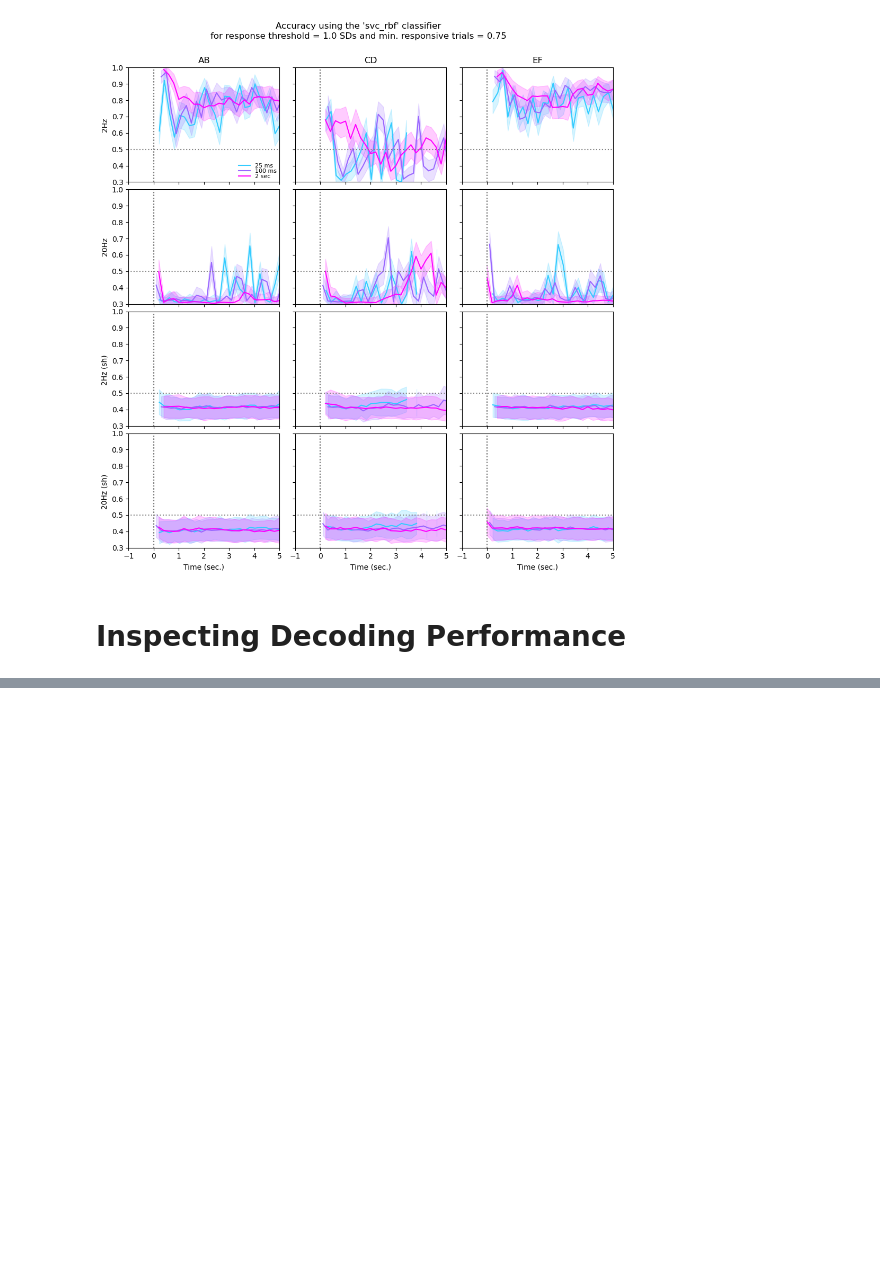
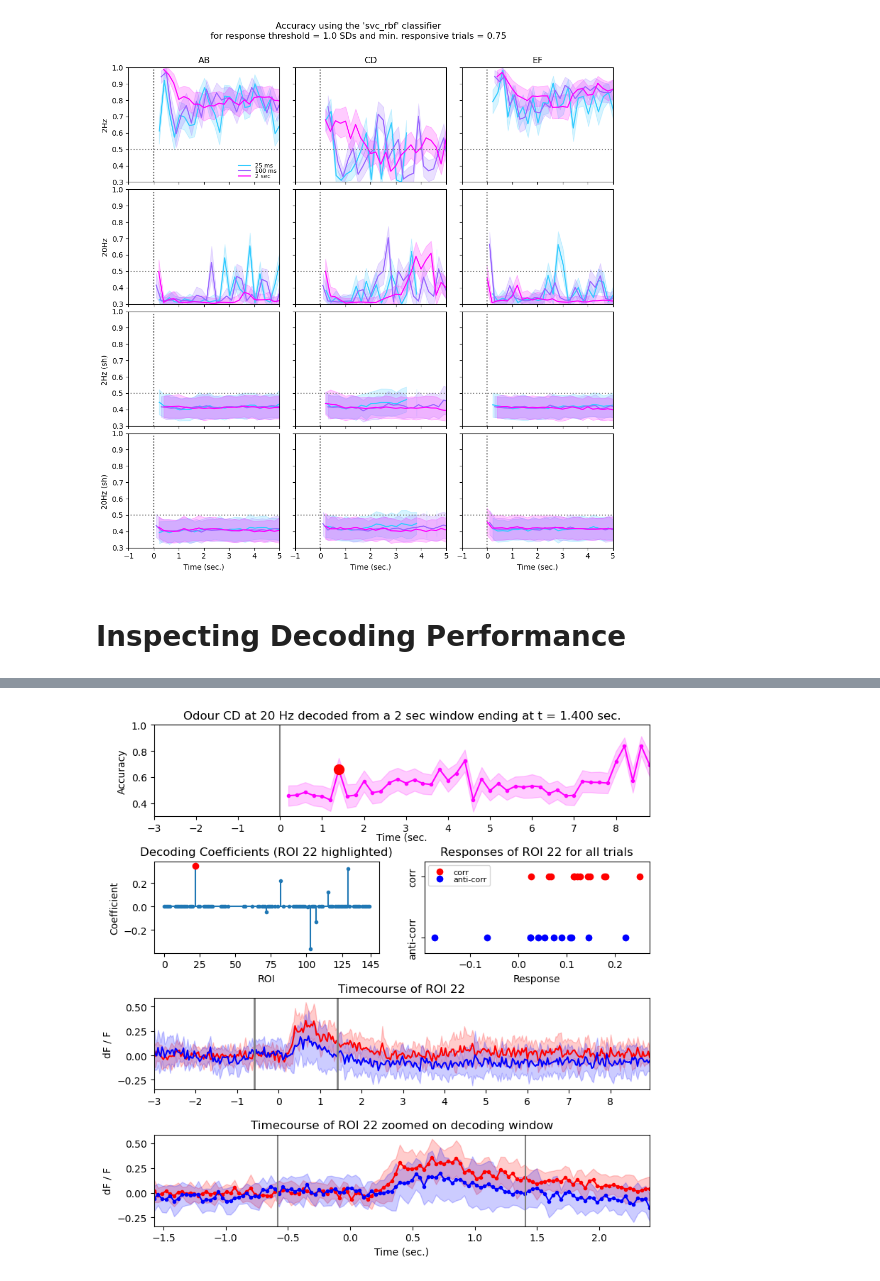
Before and after one commit to stootoon/crick-osn-decoding-release, a Jupyter notebook: make_figures_final.ipynb, the cells around one changed output, grey strips where cells are left out. Cells and saved outputs as stored; diff of their text form; code cells hidden in the pictures; blank space fills up the shorter version.

```diff
--- a/make_figures_final.ipynb
+++ b/make_figures_final.ipynb
@@ -266,18 +277,9 @@ freq = 20
 pair = "CD"
 whis = "yes"
 odour_onset = 3
-#which_start_time = 9.6
-#start_time = which_start_time + odour_onset
-start_time = 9
-response_threshold = 3.
-min_resp_trials = 0.75
-conf = inputs.Config(seed=0,shuf=0, window_size = wsz, n_sub = 145, freq = freq, pairs = pair, whiskers = whis, start_time = start_time)
-best_coefs, (X,y,t,X_sub,ind_glom,ind_t) = get_best_coefs(conf, "lasso_lars_no_intercept",
-                                                          compute_accuracy = True,
-                                                          full = True,
-                                                          response_threshold = response_threshold,
-                                                          min_resp_trials = min_resp_trials)
-X_sub_max   = np.max(X_sub, axis=0)
+clfa = "lasso"
+which_start_time = -0.6 # Relative to odour onset
+start_time = which_start_time + odour_onset
+conf = inputs.Config(seed=0,shuf=0, window_size = wsz, n_sub = 145, freq = freq, pairs = pair, whiskers = whis, start_time = start_time, response_threshold = 1, min_resp_trials = 0.75)
+best_coefs, (X,y,t,X_sub,ind_glom,ind_t) = get_best_coefs(conf, clf_aliases[clfa], compute_accuracy = True, full = True)
 coefs_order = argsort(best_coefs)
-#xx,yy,ss,nn = xysnf[pair, wsz, 0, freq, response_threshold, min_resp_trials]
-#xx,yy,ss = xys[name, pair, wsz, False,freq]
@@ -284,47 +305,60 @@ coefs_order = argsort(best_coefs)
 # %%
-dt = (t[1]-t[0])/2
+n_max_rois = 145
+
+# Pick an ROI to look at by its rank. -1 is highest, 0 is lowest
 which_ranked_coef = -1
 icoef = coefs_order[which_ranked_coef]
-roi = ind_glom[icoef]
-gs = GridSpec(4,2)
+roi   = ind_glom[icoef]
+
+gs    = GridSpec(4,2)
 figure(figsize=(8,8))
 subplot(gs[0,:2])
 
-# We're going to plot everything by the _end_ time of the window
-if False:
-    tt = xx - odour_onset + wsz
-    fill_between(tt, yy - ss, yy + ss, color=list(mcolors.to_rgb(wsz_cols[wsz]))+[0.2])
-    plot(tt,yy, ".-", color=wsz_cols[wsz], label = wsz_labs[wsz])
-    indt = argmin(abs(xx - start_time))
-    plot(tt[indt], yy[indt],"ro", markersize=10)
-    ylim(0.3,1); xlabel("Time (sec.",labelpad=-1); ylabel("Accuracy"); vline(0, ":", color="gray");
-    title(f"Odour {pair} at {freq} Hz decoded from a {wsz_labs[wsz]} window ending at t = {start_time - odour_onset + wsz:1.3f} sec.")
-    xlim(tt[0]- wsz, tt[-1])
+xx,yy,ss,nn = xysnf[clfa, pair,wsz,0,freq]
+tt = xx - odour_onset + wsz # We're going to plot everything by the _end_ time of the window
+fill_between(tt, yy - ss, yy + ss, color=list(mcolors.to_rgb(wsz_cols[wsz]))+[0.2])
+plot(tt,yy, ".-", color=wsz_cols[wsz], label = wsz_labs[wsz])
+indt = argmin(abs(xx - start_time)) # Find the window start time xx closest to the desired start_time
+plot(tt[indt], yy[indt],"ro", markersize=10)
+ylim(0.3,1); xlabel("Time (sec.",labelpad=-1); ylabel("Accuracy"); vline(0, ":", color="gray");
+gca().set_xticks(arange(-3,9,1))
+title(f"Odour {pair} at {freq} Hz decoded from a {wsz_labs[wsz]} window ending at t = {start_time - odour_onset + wsz:1.3f} sec.")
+xlim(tt[0]- wsz, tt[-1])
 
 subplot(gs[1,0]);
-stem(best_coefs, basefmt="C0", markerfmt = ".", use_line_collection = True); xlabel("ROI"); ylabel("Coefficient"); plot(icoef, best_coefs[icoef], "o", color="red")
+# Plot all the coefs, but nan out the ones from unresponsive ROIs
+coefs_plot = [best_coefs[ind_glom.index(i)] if i in ind_glom else np.nan for i in range(n_max_rois)]
+stem(coefs_plot, basefmt="C0", markerfmt = ".", use_line_collection = True); xlabel("ROI"); ylabel("Coefficient");
+plot(roi, best_coefs[ind_glom.index(roi)], "o", color="red") # Highlight the one we want to look at
+gca().set_xticks(list(arange(0,150,25)) + [n_max_rois])
 title(f"Decoding Coefficients (ROI {roi} highlighted)")
 
-#Z = copy(X) #(X - mean(X,axis=0))/std(X,axis=0)
-subplot(gs[1,1]); plot(X[y>0, icoef], [1]*sum(y>0), "ro"); plot(X[y<0, icoef], [-1]*sum(y<0), "bo");
+# Plot the raw responses in all trials, colored by correlation
+subplot(gs[1,1]); plot(X[y>0, icoef], [1]*sum(y>0), "ro", label="corr"); plot(X[y<0, icoef], [-1]*sum(y<0), "bo", label="anti-corr");
 ylim([-1.5,1.5]); gca().set_yticks([-1,1]); gca().set_yticklabels(["anti-corr","corr"],rotation=90, verticalalignment="center");
-xlabel("Response"); title(f"Responses of ROI {roi}")
+xlabel("Response"); title(f"Responses of ROI {roi} for all trials")
+legend(frameon=True, fontsize=8, labelspacing=0)
 
-subplot(gs[2,:]); plot_timecourses(X_sub[:, icoef, :],y, t - odour_onset)
-wnd_start = t[ind_t[0]] - odour_onset - dt/2; wnd_end = t[ind_t[-1]] - odour_onset + dt/2;#xx[indt] - odour_onset; wnd_end   = wnd_start + wsz
+subplot(gs[2,:]);
+# Plot the time courses relative to odour onset
+plot_timecourses(X_sub[:, icoef, :],y, t - odour_onset)
+# Put vertical lines indicating the time bounds of this window
+dt = (t[1]-t[0])/2
+wnd_start = t[ind_t[0]] - odour_onset - dt/2;    wnd_end = t[ind_t[-1]] - odour_onset + dt/2
 vline(wnd_start, ":", color="gray",linewidth=2); vline(wnd_end, ":", color="gray", linewidth=2)
-#xlim(t[0]-odour_onset, t[-1]-odour_onset)
-xlim(tt[0]- wsz, tt[-1])
+gca().set_xticks(arange(-3,9,1))
+xlim(t[0] - odour_onset, t[-1] - odour_onset)
 title(f"Timecourse of ROI {roi}"); ylabel("dF / F");
 
 subplot(gs[3,:])
+# Zoom in to a window +/- 10 windowsizes around the central one, up to a max of +/-1 second.
 xl = [wnd_start - min(10*wsz, 1), wnd_end + min(10*wsz,1)]
 indt_xl = where((t - odour_onset > xl[0]) & (t - odour_onset < xl[1]))[0]
 t_xl = t[indt_xl] - odour_onset
-plot_timecourses(X_sub[:, icoef, indt_xl],y, t_xl, style=".-")
+plot_timecourses(X_sub[:, icoef, indt_xl], y, t_xl, style=".-")
 xlim(t_xl[0], t_xl[-1]); vline(wnd_start, ":", color="gray"); vline(wnd_end, ":", color="gray");
 title(f"Timecourse of ROI {roi} zoomed on decoding window"); xlabel("Time (sec.)"); ylabel("dF / F");
+
 tight_layout(h_pad=0, w_pad=0.2)
-fig_name = f"{pair}_{freq}Hz_wsz{wsz:1.3f}_{which_start_time:1.1f}_ROI{roi}.pdf"
-print(fig_name)
-#savefig(fig_name, bbox_inches = "tight")
+# %% [output]
+[figure, added]
```
Also changed, not shown: parts of 20 cells of this notebook, 5 other files.
